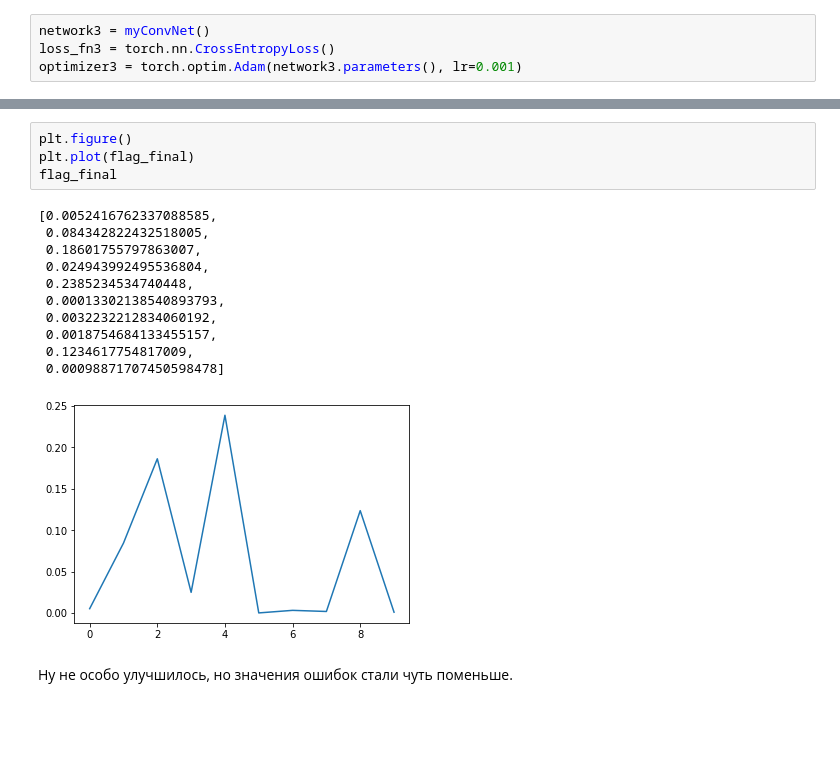
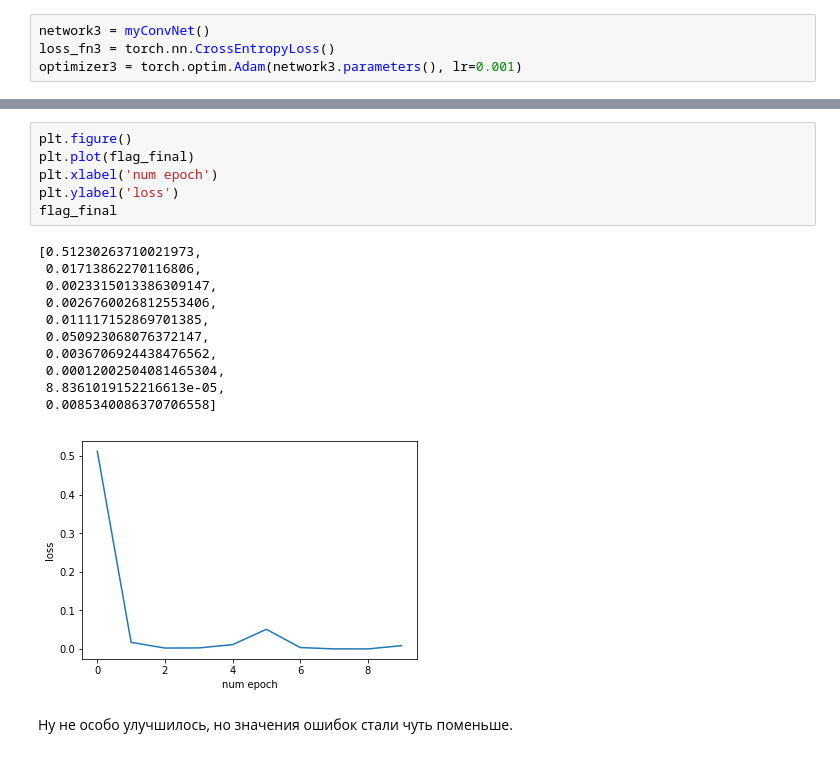
Before and after one commit to temakahap/NeuralNetworks_sphere_2, a Jupyter notebook: Practice_task_4, CNN.ipynb, the cells around one changed output, grey strips where cells are left out. Saved outputs shown, nothing was run; the diff lists cells and outputs as text; blank space fills up the shorter version.

```diff
--- a/Practice_task_4, CNN.ipynb
+++ b/Practice_task_4, CNN.ipynb
@@ -667,19 +705,21 @@ Accuracy score is 0.9874
 # %%
 plt.figure()
 plt.plot(flag_final)
+plt.xlabel('num epoch')
+plt.ylabel('loss')
 flag_final
 # %% [output]
-[0.0052416762337088585,
- 0.084342822432518005,
- 0.18601755797863007,
- 0.024943992495536804,
- 0.2385234534740448,
- 0.00013302138540893793,
- 0.0032232212834060192,
- 0.0018754684133455157,
- 0.1234617754817009,
- 0.00098871707450598478]
+[0.51230263710021973,
+ 0.01713862270116806,
+ 0.0023315013386309147,
+ 0.0026760026812553406,
+ 0.011117152869701385,
+ 0.050923068076372147,
+ 0.0036706924438476562,
+ 0.00012002504081465304,
+ 8.8361019152216613e-05,
+ 0.0085340086370706558]
-[figure, old version]
+[figure, new version]
 # %% [markdown]
 Ну не особо улучшилось, но значения ошибок стали чуть поменьше.
 # %% [markdown]
```
Also changed, not shown: parts of 18 cells of this notebook.
